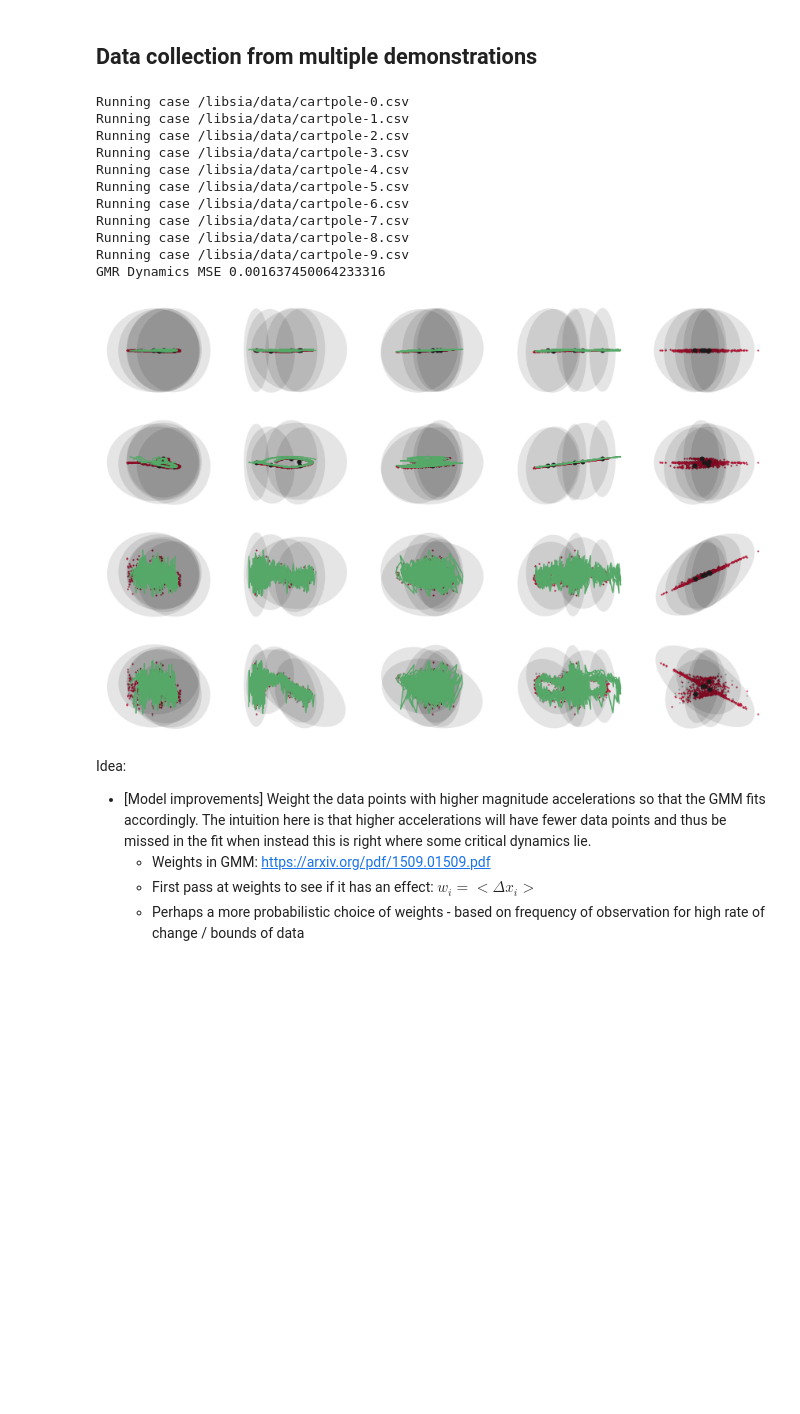
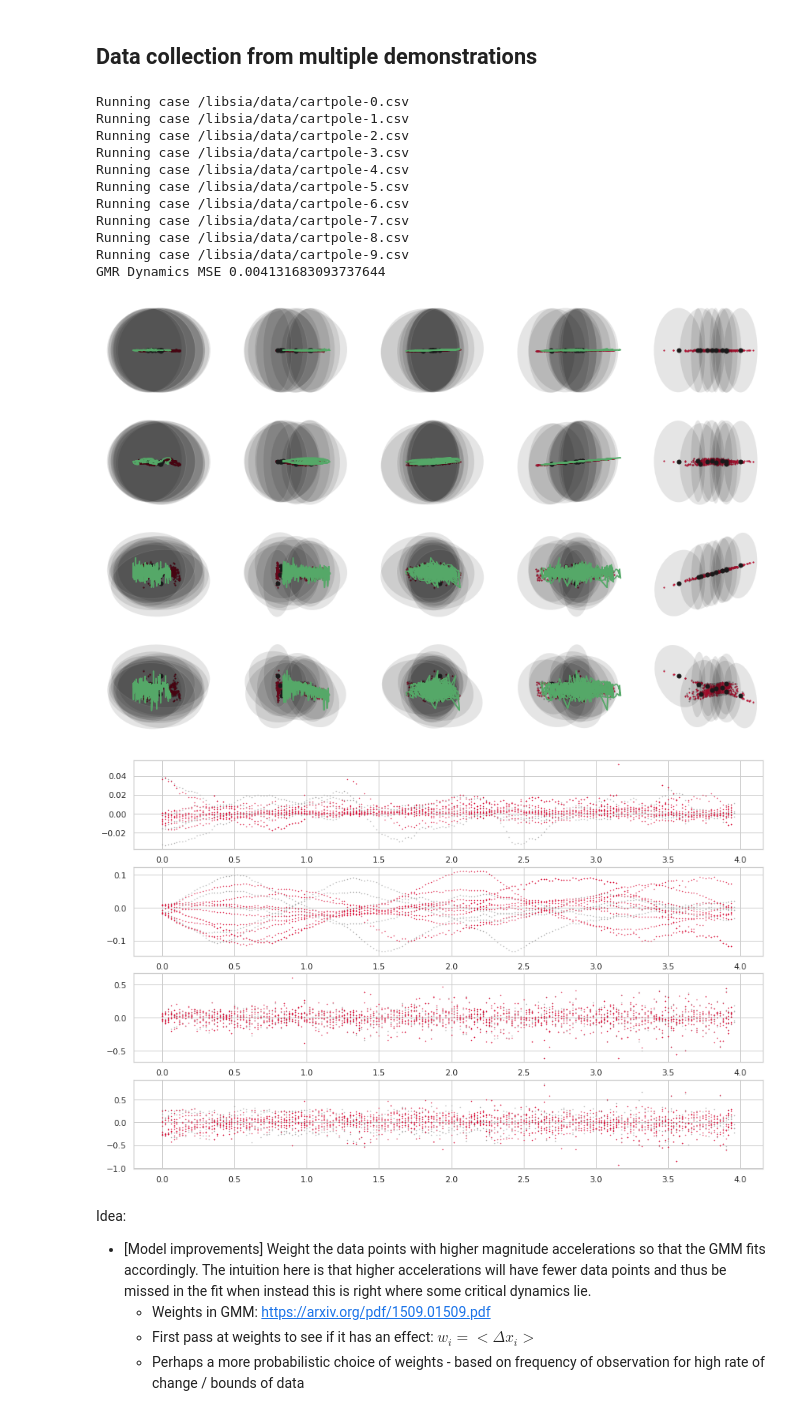
Before and after one commit to parkerowan/libsia, a Jupyter notebook: examples/cartpole/cartpole.ipynb, the cells around one changed output. Drawn from its saved outputs; the diff is of its cells as text; code cells hidden in the pictures; blank space fills up the shorter version.

```diff
--- a/examples/cartpole/cartpole.ipynb
+++ b/examples/cartpole/cartpole.ipynb
@@ -125,12 +125,12 @@ import matplotlib.pyplot as plt
 import seaborn as sns
 sns.set_theme(style="whitegrid")
 
-generate = False
+generate = True
 num_trials = 10
-num_train = 5
+num_train= 5
 num_steps = 200
 algorithm = "mppi"
-init_case = "fine"
+init_case = "coarse"
 datafiles = ["/libsia/data/cartpole-{}.csv".format(i) for i in range(num_trials)]
 
 # Peform n trials with an expert policy
@@ -156,20 +156,23 @@ for datafile in datafiles:
 
     df = pd.read_csv(datafile)
     D = df[["p", "a", "v", "w", "f"]].to_numpy()
+    t = df[["t"]].to_numpy()
     if i == 0:
         Xk = D[:-1, :4].T
         Uk = D[:-1, 4:].T
         Xkp1 = D[1:, :4].T
+        Tk = t[:-1, 0].T
     elif i < num_train:
         Xk = np.hstack((Xk, D[:-1, :4].T))
         Uk = np.hstack((Uk, D[:-1, 4:].T))
         Xkp1 = np.hstack((Xkp1, D[1:, :4].T))
-    trajs[i] = (D[:-1, :4].T, D[:-1, 4:].T)
+        Tk = np.hstack((Tk, t[:-1, 0].T))
+    trajs[i] = (D[:-1, :4].T, D[:-1, 4:].T, t[:-1, 0].T)
     i += 1
 XkUk = np.vstack((Xk, Uk))
 
 # Generate a model
-model = sia.GMRDynamics(Xk=Xk, Uk=Uk, Xkp1=Xkp1, K=5, regularization=1e-1)
+model = sia.GMRDynamics(Xk=Xk, Uk=Uk, Xkp1=Xkp1, K=10, regularization=2e-1)
 print("GMR Dynamics MSE {}".format(model.mse(Xk=Xk, Uk=Uk, Xkp1=Xkp1)))
 
 # Predict the training points
@@ -182,49 +185,57 @@ rollouts = {}
 for r, traj in trajs.items():
     x = traj[0]
     U = traj[1]
+    T = traj[2]
     X = np.zeros(np.shape(x))
     X[:, 0] = x[:, 0]
     for i in range(np.shape(X)[1] - 1):
         X[:, i+1] = model.f(X[:, i], U[:, i])
     dX = X[:, 1:] - X[:, :-1]
-    rollouts[r] = (X[:, :-1], dX)
+    rollouts[r] = (X[:, :-1], dX, T[:-1])
 
 # Plot the correlation data
 fig, ax = plt.subplots(nrows=4, ncols=5, figsize=(15, 10), num=3)
 for i in range(4):
     for j in range(5):
         ax[i, j].scatter(XkUk[j, :], Xkp1[i, :] - Xk[i, :], s=1, color="darkgray")
         ax[i, j].scatter(XkUk[j, :], Xkp1_pred[i, :] - Xk[i, :], s=1, color="crimson")
-#         xlim = ax[i, j].set_xlim(auto=True)
-#         ylim = ax[i, j].set_ylim(auto=True)
         for gaussian in model.gmr().gmm().gaussians():
             mean = gaussian.mean()
             sig = gaussian.covariance()
             ax[i, j].plot(mean[j], mean[5+i], 'ko', ms=5)
             mu = (mean[j], mean[5+i])
             cov = np.array([[sig[j, j], sig[j, 5+i]], [sig[5+i, j], sig[5+i, 5+i]]])
             confidence_ellipse(mu, cov, ax[i, j], facecolor="black", alpha=0.1)
         if j != 4:
             for r, rollout in rollouts.items():
                 X = rollout[0]
                 dX = rollout[1]
                 ax[i, j].plot(X[j, :], dX[i, :], '-g')
         ax[i, j].axis("off")
-#         ax[i, j].set_xlim(xlim[0], xlim[1])
-#         ax[i, j].set_ylim(ylim[0], ylim[1])
+
+# Plot trajectories: predicted v. truth as a function of time
+fig, ax = plt.subplots(nrows=4, ncols=1, figsize=(15, 10), num=4)
+for i in range(4):
+    ax[i].plot(Tk, Xkp1[i, :] - Xk[i, :], '.', ms=1, color="darkgray")
+    for r, rollout in rollouts.items():
+        X = rollout[0]
+        dX = rollout[1]
+        T = rollout[2]
+        ax[i].plot(T, dX[i, :], '.', ms=1, color="crimson")
 # %% [output]
 Running case /libsia/data/cartpole-0.csv
 Running case /libsia/data/cartpole-1.csv
 Running case /libsia/data/cartpole-2.csv
 Running case /libsia/data/cartpole-3.csv
 Running case /libsia/data/cartpole-4.csv
 Running case /libsia/data/cartpole-5.csv
 Running case /libsia/data/cartpole-6.csv
 Running case /libsia/data/cartpole-7.csv
 Running case /libsia/data/cartpole-8.csv
 Running case /libsia/data/cartpole-9.csv
-GMR Dynamics MSE 0.001637450064233316
+GMR Dynamics MSE 0.004131683093737644
-[figure, old version]
+[figure, new version]
+[figure, added]
 # %% [markdown]
 Idea:
 - [Model improvements] Weight the data points with higher magnitude accelerations so that the GMM fits accordingly.  The intuition here is that higher accelerations will have fewer data points and thus be missed in the fit when instead this is right where some critical dynamics lie.
```
Also changed, not shown: parts of 1 cell of this notebook, 2 other files.
